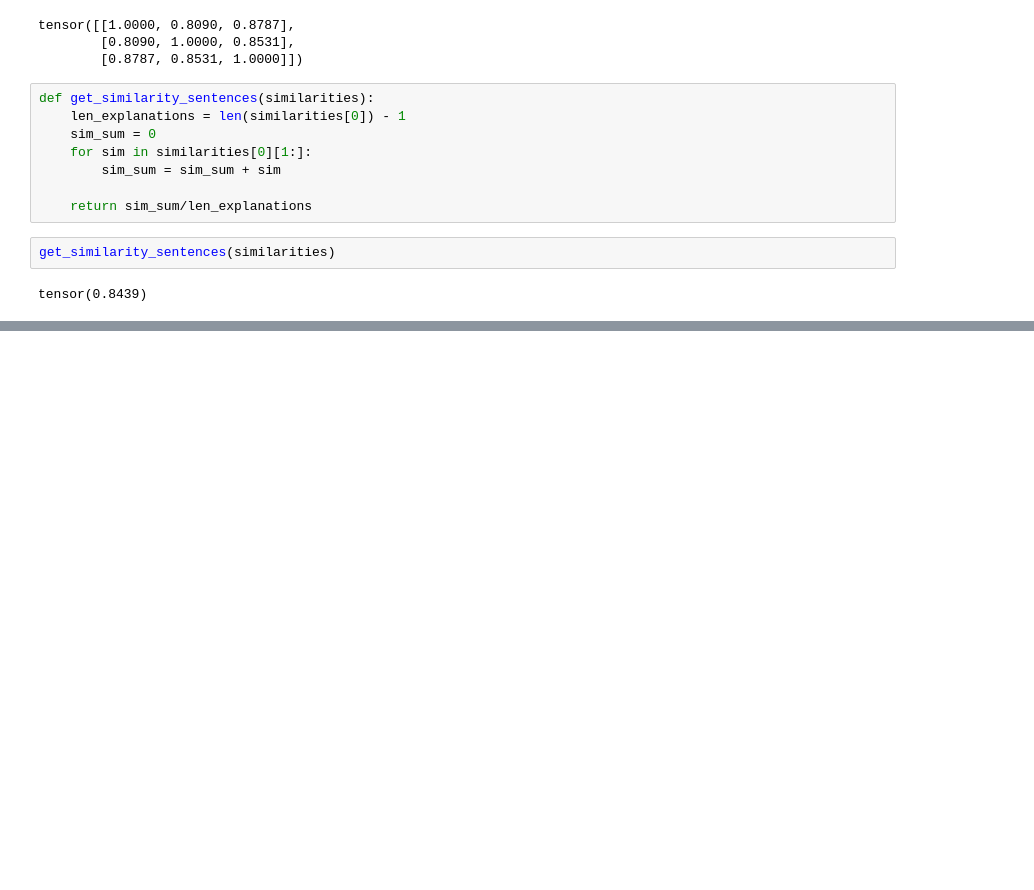
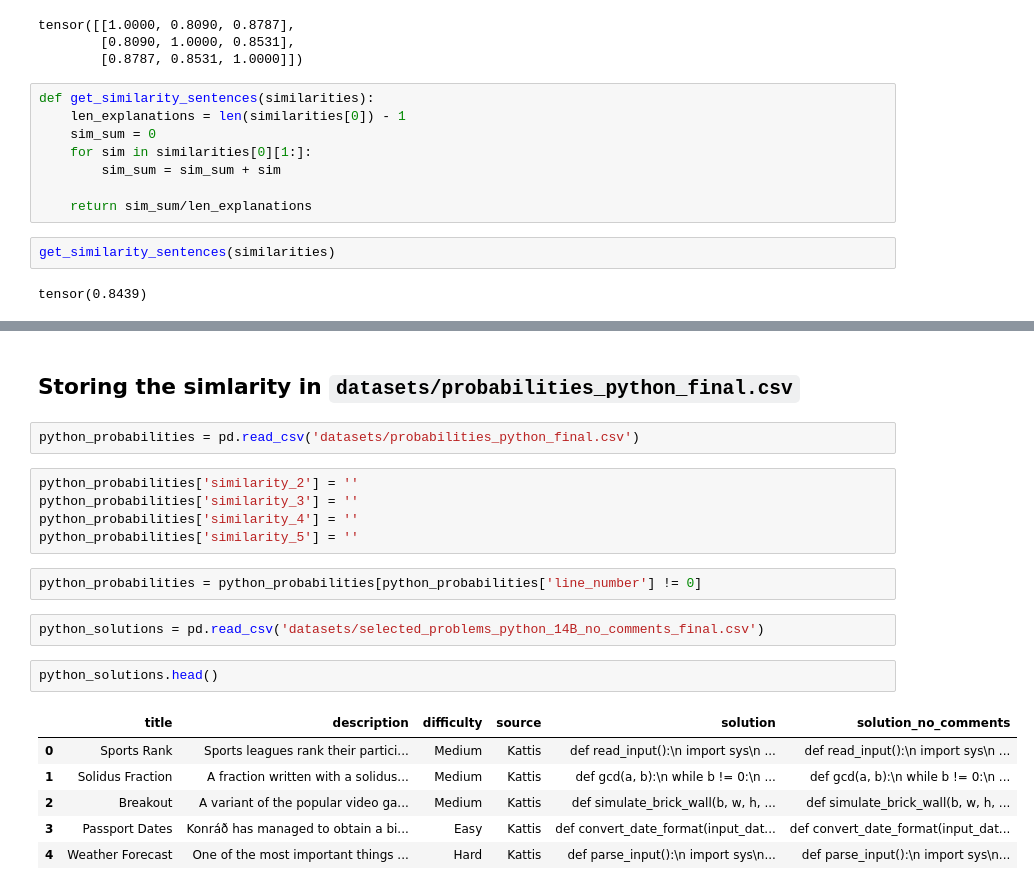
Before and after one commit to CristinaRacovita/codegen-uncertainty, a Jupyter notebook: sentence_similarity.ipynb, the cells around one changed output, grey strips where cells are left out. Cells and saved outputs as stored; diff of their text form; blank space fills up the shorter version.

```diff
--- a/sentence_similarity.ipynb
+++ b/sentence_similarity.ipynb
@@ -73,0 +159,22 @@ tensor(0.8439)
+# %% [markdown]
+## Storing the simlarity in `datasets/probabilities_python_final.csv`
+# %%
+python_probabilities = pd.read_csv('datasets/probabilities_python_final.csv')
+# %%
+python_probabilities['similarity_2'] = ''
+python_probabilities['similarity_3'] = ''
+python_probabilities['similarity_4'] = ''
+python_probabilities['similarity_5'] = ''
+# %%
+python_probabilities = python_probabilities[python_probabilities['line_number'] != 0]
+# %%
+python_solutions = pd.read_csv('datasets/selected_problems_python_14B_no_comments_final.csv')
+# %%
+python_solutions.head()
+# %% [output]
+|  | title | description | difficulty | source | solution | solution_no_comments |
+| 0 | Sports Rank | Sports leagues rank their partici... | Medium | Kattis | def read_input():\n import sys\n ... | def read_input():\n import sys\n ... |
+| 1 | Solidus Fraction | A fraction written with a solidus... | Medium | Kattis | def gcd(a, b):\n while b != 0:\n ... | def gcd(a, b):\n while b != 0:\n ... |
+| 2 | Breakout | A variant of the popular video ga... | Medium | Kattis | def simulate_brick_wall(b, w, h, ... | def simulate_brick_wall(b, w, h, ... |
+| 3 | Passport Dates | Konráð has managed to obtain a bi... | Easy | Kattis | def convert_date_format(input_dat... | def convert_date_format(input_dat... |
+| 4 | Weather Forecast | One of the most important things ... | Hard | Kattis | def parse_input():\n import sys\n... | def parse_input():\n import sys\n... |
```
Also changed, not shown: parts of 18 cells of this notebook.
